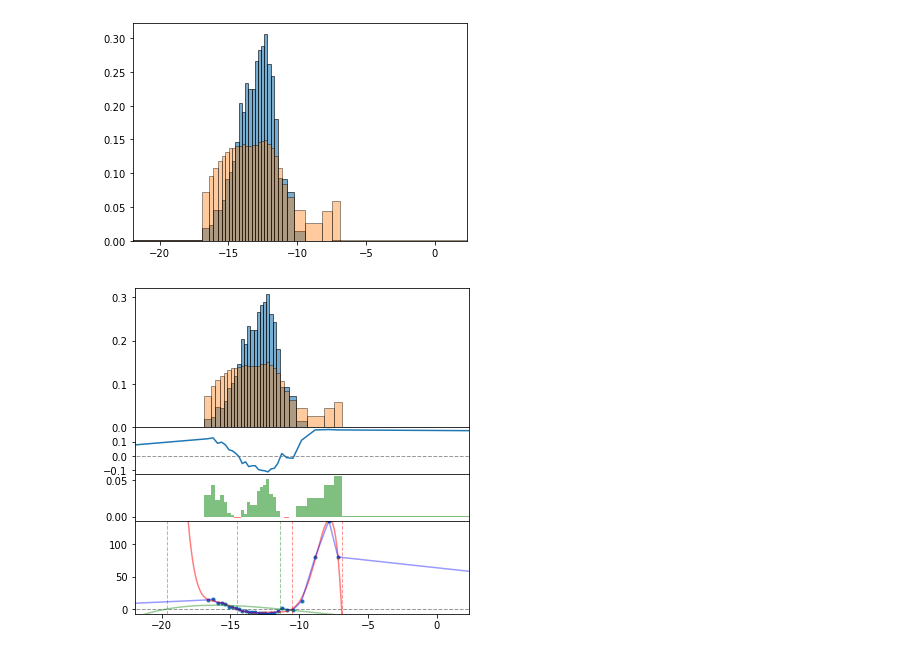
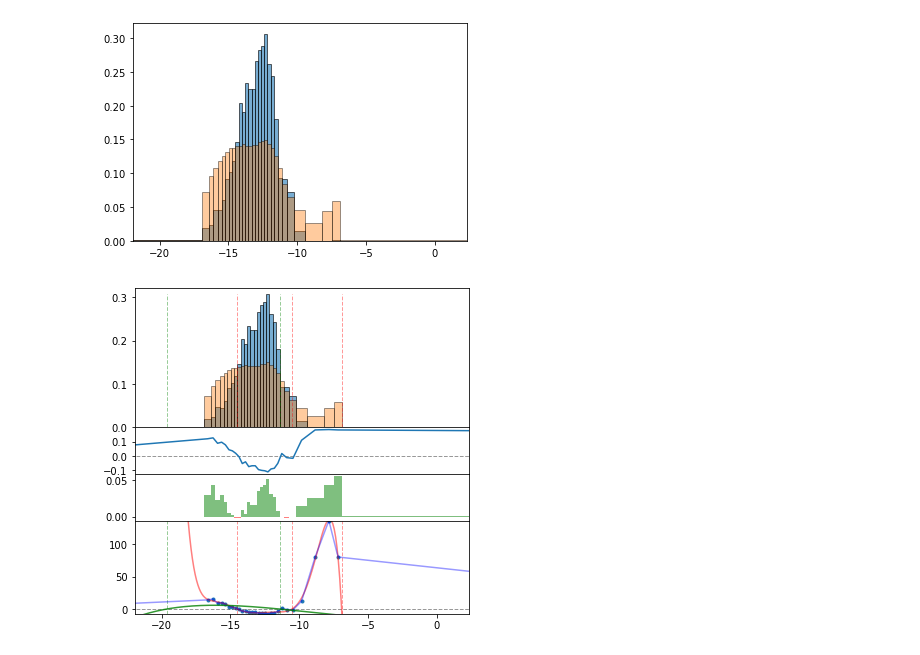
Before and after one commit to GeoscienceAustralia/dea-sar-flood-veg, a Jupyter notebook: notebooks/Example.ipynb, the cells around one changed output. Saved outputs shown, nothing was run; the diff lists cells and outputs as text; code cells hidden in the pictures.

Commit message:
Minor tidy of code and plot

```diff
--- a/notebooks/Example.ipynb
+++ b/notebooks/Example.ipynb
@@ -149,7 +149,6 @@ separability(db.values[~persistent.values], db.values[persistent.values], 30)
 [figure]
 # %%
 def probabiltybining(control, test, nbins=100):
-    global y
     n0 = len(control)
     n1 = len(test)
     assert n0 > nbins
@@ -163,7 +162,7 @@ def probabiltybining(control, test, nbins=100):
 
     x = centres = 0.5 * (edges[1:] + edges[:-1]) # or x = left edges = edges[:-1] ?
 
-    assert np.max(x) - np.min(x) >= 1 # why?
+    assert x.max() - x.min() >= 1 # why?
 
     y = np.poly1d(np.polyfit(centres, zk, deg=9))
     roots = y.roots.real[y.roots.imag == 0]
@@ -172,35 +171,39 @@ def probabiltybining(control, test, nbins=100):
     # alternate approach
     xx = np.arange(x[0], x[-1], 0.1) # why not linspace
     linear = np.interp(xx, x, zk) # piecewise linear interpolation
     yy = np.poly1d(np.polyfit(linear, xx, deg=9))
     rroots = yy.roots.real[yy.roots.imag == 0]
 
 
     # visualise
     widths = edges[1:] - edges[:-1]
     fig, (ax, ax0, ax1, ax2) = plt.subplots(nrows=4, sharex=True, figsize=(6, 6),
                                             gridspec_kw = {'height_ratios':[3,1,1,2]})
     fig.subplots_adjust(hspace=0)
 
     ax.hist(edges[:-1], edges, weights=freq1/widths, edgecolor='k', alpha=0.6)
     ax.hist(edges[:-1], edges, weights=freq0/widths, edgecolor='k', alpha=0.4)
 
     ax0.plot(x, z)
     ax0.hlines([0], xmin=edges[0], xmax=edges[-1], linestyle='--', linewidth=1, alpha=0.4)
     s = (z**2 - (4 * nbins**-0.5 + 1) / min(n0, n1))
     ax1.bar(x=centres, height=s/widths, width=widths, color=['g' if i>0 else 'r' for i in s], alpha=0.5)
 
     ax2.hlines([0], xmin=edges[0], xmax=edges[-1], linestyle='--', linewidth=1, alpha=0.4)
     ax2.plot(xx, y(xx), color='r', alpha=0.5)
     ax2.plot(xx, linear, color='b', alpha=0.4)
-    ax2.plot(xx, yy(xx), color='g', alpha=0.4)
+    ax2.plot(xx, yy(xx), color='g', alpha=0.8)
     ax2.scatter(centres, zk, marker='.')
-    ax2.vlines(roots, np.min(zk), np.max(zk), linestyle='--', linewidth=1, color='r', alpha=0.4)
-    ax2.vlines(rroots, np.min(zk), np.max(zk), linestyle='--', linewidth=1, color='g', alpha=0.4)
-    ax2.set_ylim(np.min(zk), np.max(zk))
+    ax2.vlines(roots, zk.min(), zk.max(), linestyle='--', linewidth=1, color='r', alpha=0.4)
+    ax2.vlines(rroots, zk.min(), zk.max(), linestyle='--', linewidth=1, color='g', alpha=0.4)
+
+    ax.vlines(roots, 0, np.max([freq0/widths, freq1/widths]), linestyle='--', linewidth=1, color='r', alpha=0.4)
+    ax.vlines(rroots, 0, np.max([freq0/widths, freq1/widths]), linestyle='--', linewidth=1, color='g', alpha=0.4)
+
+    ax2.set_ylim(zk.min(), zk.max())
 
     ax.set_xlim(np.nanquantile(test, [0.001, 0.999]))
 
 probabiltybining(db.values[~persistent.values], db.values[persistent.values], 30)
 # %% [output]
-[figure, old version]
+[figure, new version]
```
